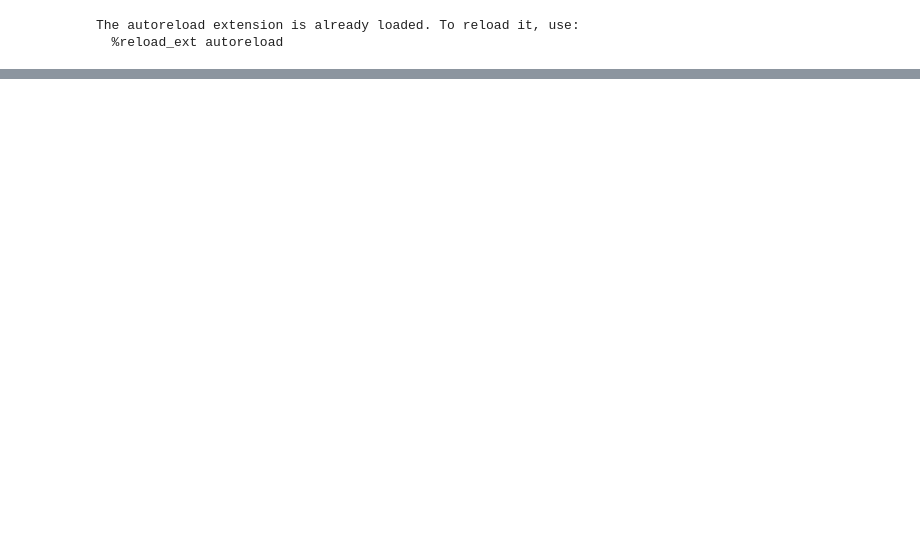
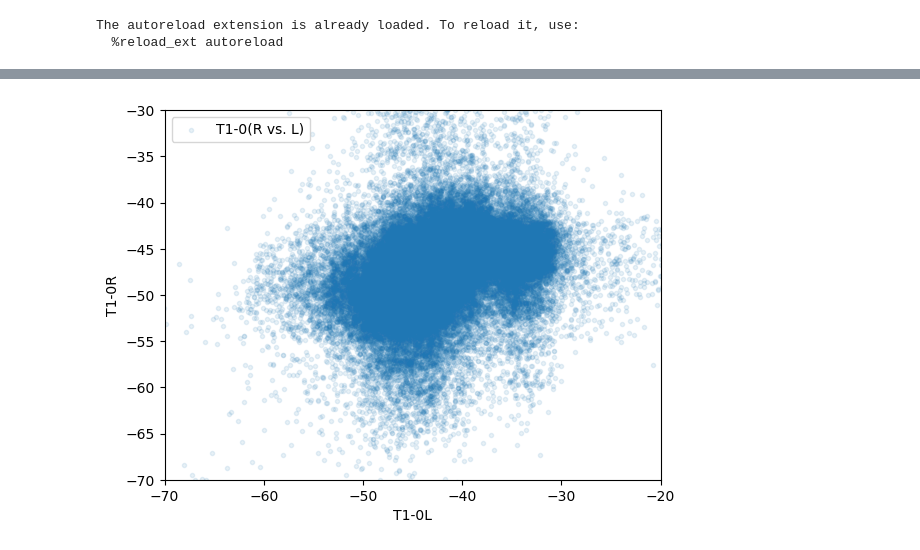
Before and after one commit to elenaramos44/WCTE_BRB_Data_Analysis, a Jupyter notebook: NB/test_func.ipynb, the cells around one changed output, grey strips where cells are left out. Saved outputs shown, nothing was run; the diff lists cells and outputs as text; code cells hidden in the pictures; blank space fills up the shorter version.

```diff
--- a/NB/test_func.ipynb
+++ b/NB/test_func.ipynb
@@ -167,0 +97,11 @@ import hipy.pltext as pltext
+# %%
+plt.scatter(t10l, t10r, marker=".", alpha=0.1, label="T1-0(R vs. L)");
+plt.xlabel("T1-0L");
+plt.ylabel("T1-0R");
+
+plt.xlim(-70,-20);
+plt.ylim(-70,-30);
+
+plt.legend(loc="upper left");
+# %% [output]
+[figure, added]
```
Also changed, not shown: parts of 31 cells of this notebook, 1 other file.
